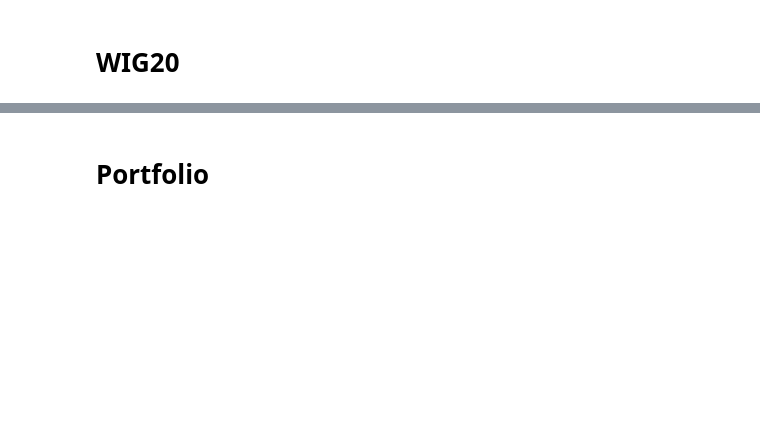
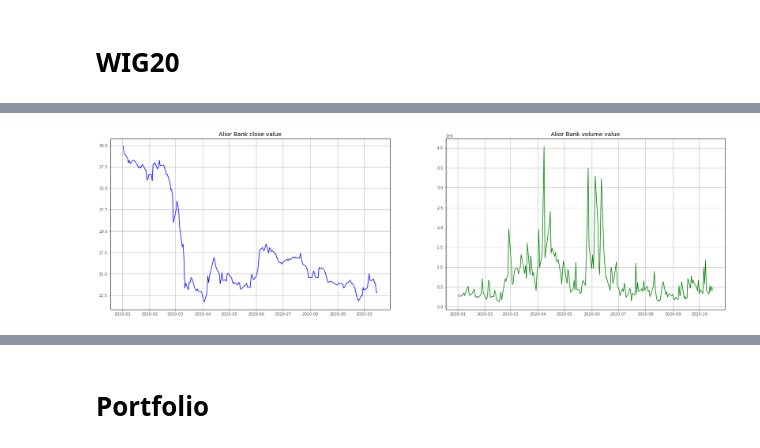
Before and after one commit to MazonSzymon/Project_COVID_portfolio, a Jupyter notebook: project_v1.ipynb, the cells around one changed output, grey strips where cells are left out. Saved outputs shown, nothing was run; the diff lists cells and outputs as text; code cells hidden in the pictures; blank space fills up the shorter version.

```diff
--- a/project_v1.ipynb
+++ b/project_v1.ipynb
@@ -69,0 +94,15 @@ def WIG20_frame(start_date,end_date):
+# %%
+def stock_visualization(stock):
+  df = WIG20_by_stocks.get_group(stock)
+  plt.figure(figsize=(28,8))
+  #1 Visualization close value
+  plt.subplot(1,2,1)
+  plt.plot(df['Close'], color = 'blue')
+  plt.title(stock + " close value")
+  plt.grid()
+  #2 Visulization volume value
+  plt.subplot(1,2,2)
+  plt.plot(df['Volume'], color = 'green')
+  plt.title(stock + ' volume value')
+  plt.grid()
+  return plt.show()
@@ -290,0 +383,4 @@ WIG20_by_stocks = WIG20_tabel.groupby('Stock_name') #This is our basic tabel to
+# %%
+stock_visualization('Alior Bank')
+# %% [output]
+[figure, added]
```
Also changed, not shown: parts of 23 cells of this notebook.
